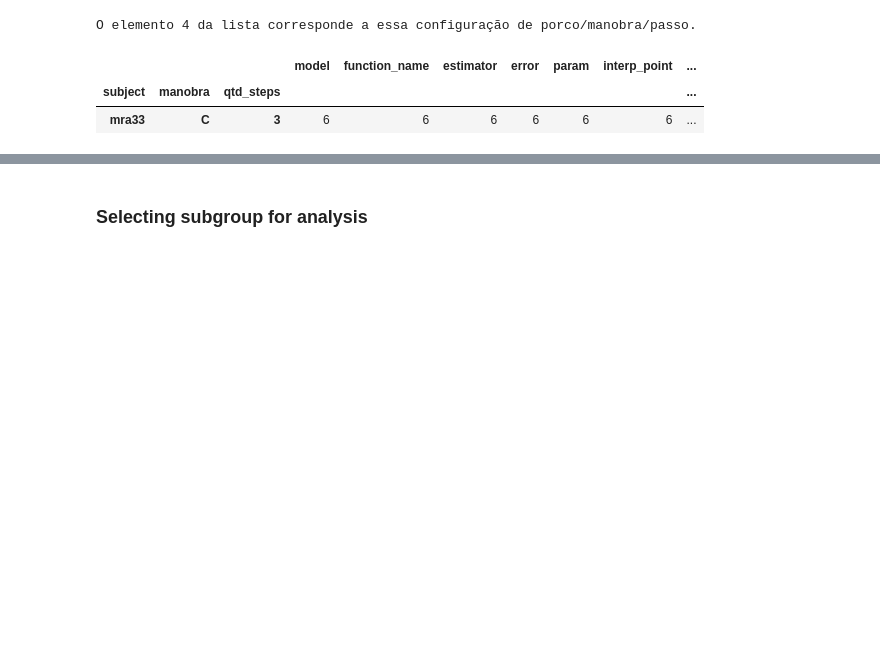
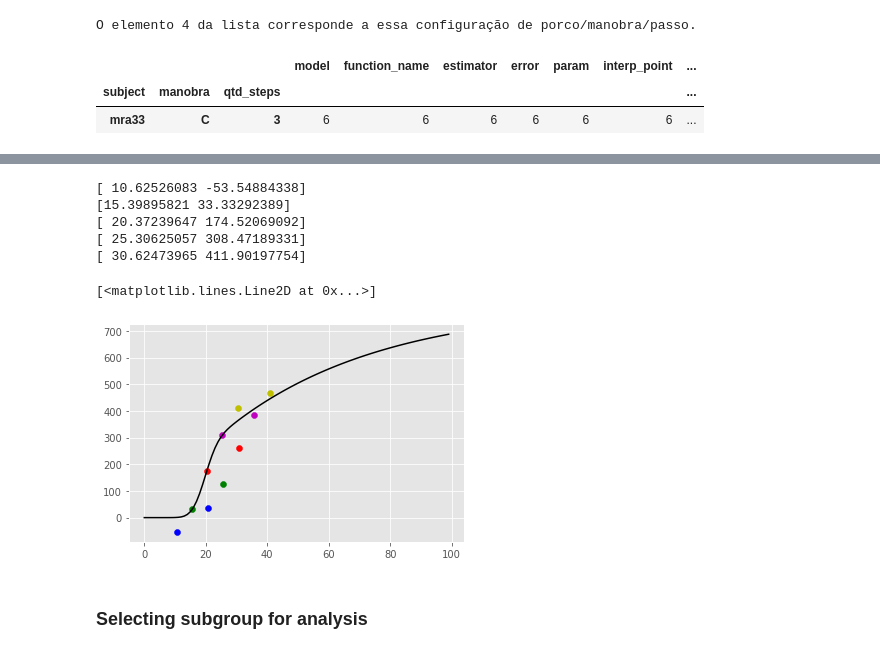
Before and after one commit to edlbcamargo/recrutabilidade, a Jupyter notebook: porquinhos_erfAnalysis.ipynb, the cells around one changed output, grey strips where cells are left out. Cells and saved outputs as stored; diff of their text form; code cells hidden in the pictures; blank space fills up the shorter version.

```diff
--- a/porquinhos_erfAnalysis.ipynb
+++ b/porquinhos_erfAnalysis.ipynb
@@ -161,3 +179,24 @@ print(f" A quantidade total de fits realizados foi: {len(df)}.")
+# %%
+raw_data = df.sort_values("error").iloc[23].raw_data
+params = df.sort_values("error").iloc[23]["param"]
+function = df.sort_values("error").iloc[23]["model"].function
+# %%
+x = np.arange(100)
+y=function(x, *params)
+colors = ["b","g","r","m","y"]
+for fst_run, snd_run, c in zip(raw_data[::2],raw_data[1::2], colors):
+    print(fst_run)
+    plt.scatter(fst_run[0], fst_run[1], c=c)
+    plt.scatter(snd_run[0], snd_run[1], c=c)
+plt.plot(y, c='k')
+# %% [output]
+[ 10.62526083 -53.54884338]
+[15.39895821 33.33292389]
+[ 20.37239647 174.52069092]
+[ 25.30625057 308.47189331]
+[ 30.62473965 411.90197754]
+[<matplotlib.lines.Line2D at 0x...>]
+[figure, added]
 # %% [markdown]
 ### **Selecting subgroup for analysis**
 # %%
```
Also changed, not shown: parts of 12 cells of this notebook, 2 other files.
